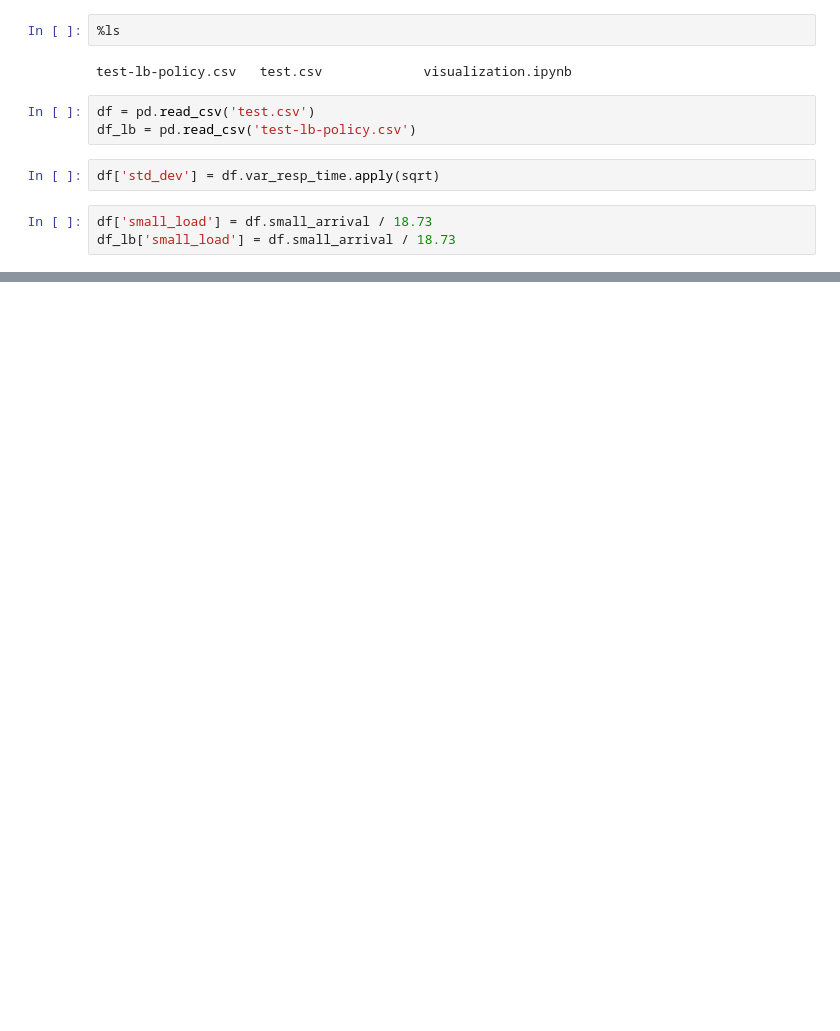
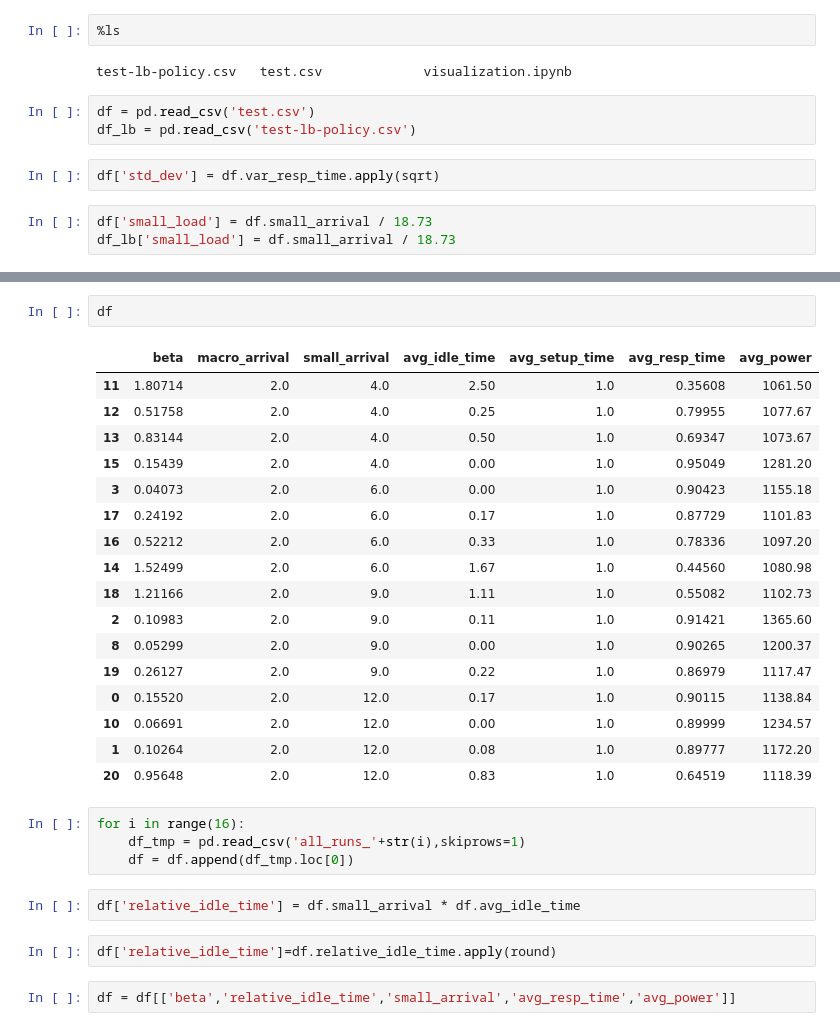
Before and after one commit to mEyob/load-balancing-5G-hetnet, a Jupyter notebook: simulator/data/visualization.ipynb, the cells around one changed output, grey strips where cells are left out. Saved outputs shown, nothing was run; the diff lists cells and outputs as text; blank space fills up the shorter version.

```diff
--- a/simulator/data/visualization.ipynb
+++ b/simulator/data/visualization.ipynb
@@ -100,0 +133,30 @@ int(sma)
+# %%
+df
+# %% [output]
+|  | beta | macro_arrival | small_arrival | avg_idle_time | avg_setup_time | avg_resp_time | avg_power |
+| 11 | 1.80714 | 2.0 | 4.0 | 2.50 | 1.0 | 0.35608 | 1061.50 |
+| 12 | 0.51758 | 2.0 | 4.0 | 0.25 | 1.0 | 0.79955 | 1077.67 |
+| 13 | 0.83144 | 2.0 | 4.0 | 0.50 | 1.0 | 0.69347 | 1073.67 |
+| 15 | 0.15439 | 2.0 | 4.0 | 0.00 | 1.0 | 0.95049 | 1281.20 |
+| 3 | 0.04073 | 2.0 | 6.0 | 0.00 | 1.0 | 0.90423 | 1155.18 |
+| 17 | 0.24192 | 2.0 | 6.0 | 0.17 | 1.0 | 0.87729 | 1101.83 |
+| 16 | 0.52212 | 2.0 | 6.0 | 0.33 | 1.0 | 0.78336 | 1097.20 |
+| 14 | 1.52499 | 2.0 | 6.0 | 1.67 | 1.0 | 0.44560 | 1080.98 |
+| 18 | 1.21166 | 2.0 | 9.0 | 1.11 | 1.0 | 0.55082 | 1102.73 |
+| 2 | 0.10983 | 2.0 | 9.0 | 0.11 | 1.0 | 0.91421 | 1365.60 |
+| 8 | 0.05299 | 2.0 | 9.0 | 0.00 | 1.0 | 0.90265 | 1200.37 |
+| 19 | 0.26127 | 2.0 | 9.0 | 0.22 | 1.0 | 0.86979 | 1117.47 |
+| 0 | 0.15520 | 2.0 | 12.0 | 0.17 | 1.0 | 0.90115 | 1138.84 |
+| 10 | 0.06691 | 2.0 | 12.0 | 0.00 | 1.0 | 0.89999 | 1234.57 |
+| 1 | 0.10264 | 2.0 | 12.0 | 0.08 | 1.0 | 0.89777 | 1172.20 |
+| 20 | 0.95648 | 2.0 | 12.0 | 0.83 | 1.0 | 0.64519 | 1118.39 |
+# %%
+for i in range(16):
+    df_tmp = pd.read_csv('all_runs_'+str(i),skiprows=1)
+    df = df.append(df_tmp.loc[0])
+# %%
+df['relative_idle_time'] = df.small_arrival * df.avg_idle_time
+# %%
+df['relative_idle_time']=df.relative_idle_time.apply(round)
+# %%
+df = df[['beta','relative_idle_time','small_arrival','avg_resp_time','avg_power']]
```
Also changed, not shown: parts of 18 cells of this notebook, 33 other files.
